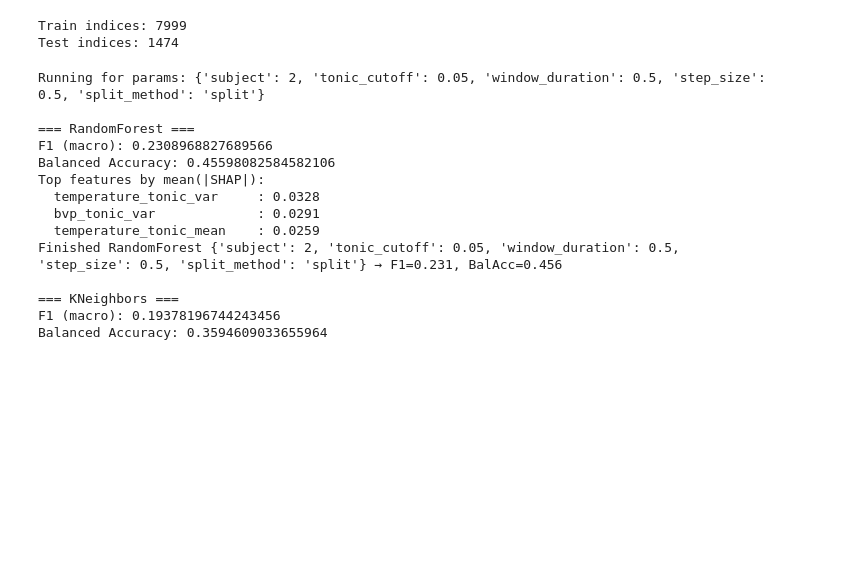
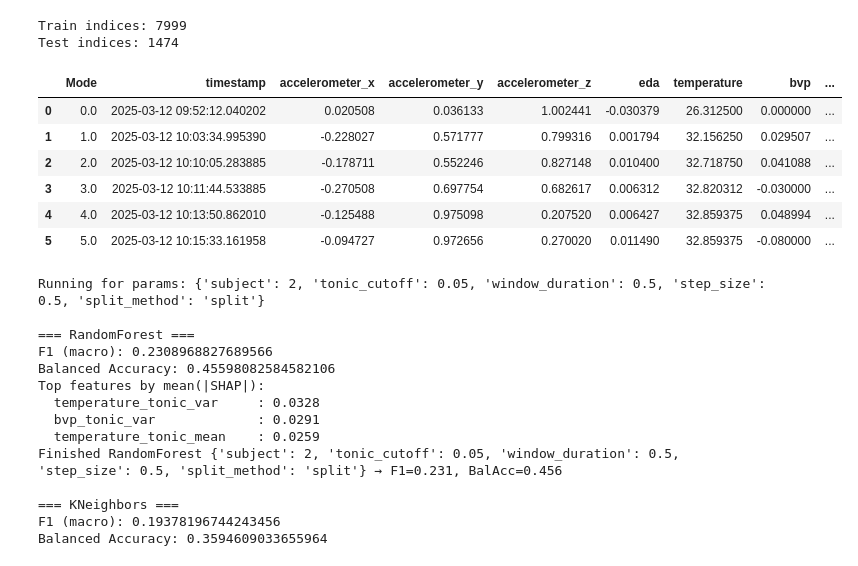
Before and after one commit to straybird16/PA_data_2025_03_12, a Jupyter notebook: pain_detection.ipynb, the cells around one changed output. Drawn from its saved outputs; the diff is of its cells as text; code cells hidden in the pictures; blank space fills up the shorter version.

Commit message:
added the fixed mode/pain extraction code

```diff
--- a/pain_detection.ipynb
+++ b/pain_detection.ipynb
@@ -289,3 +181,16 @@ Test indices: 1474
+# %%
+import pandas as pd
+signals_df = pd.read_csv(f'processed_signals/00{2}.csv')
+# %%
+signals_df.groupby("Mode").first().reset_index(drop=False)
+# %% [output]
+|  | Mode | timestamp | accelerometer_x | accelerometer_y | accelerometer_z | eda | temperature | bvp | ... |
+| 0 | 0.0 | 2025-03-12 09:52:12.040202 | 0.020508 | 0.036133 | 1.002441 | -0.030379 | 26.312500 | 0.000000 | ... |
+| 1 | 1.0 | 2025-03-12 10:03:34.995390 | -0.228027 | 0.571777 | 0.799316 | 0.001794 | 32.156250 | 0.029507 | ... |
+| 2 | 2.0 | 2025-03-12 10:10:05.283885 | -0.178711 | 0.552246 | 0.827148 | 0.010400 | 32.718750 | 0.041088 | ... |
+| 3 | 3.0 | 2025-03-12 10:11:44.533885 | -0.270508 | 0.697754 | 0.682617 | 0.006312 | 32.820312 | -0.030000 | ... |
+| 4 | 4.0 | 2025-03-12 10:13:50.862010 | -0.125488 | 0.975098 | 0.207520 | 0.006427 | 32.859375 | 0.048994 | ... |
+| 5 | 5.0 | 2025-03-12 10:15:33.161958 | -0.094727 | 0.972656 | 0.270020 | 0.011490 | 32.859375 | -0.080000 | ... |
 # %%
 # with SHAP and loop through all combinations of hyper-parameters
 
```
Also changed, not shown: parts of 26 cells of this notebook.
